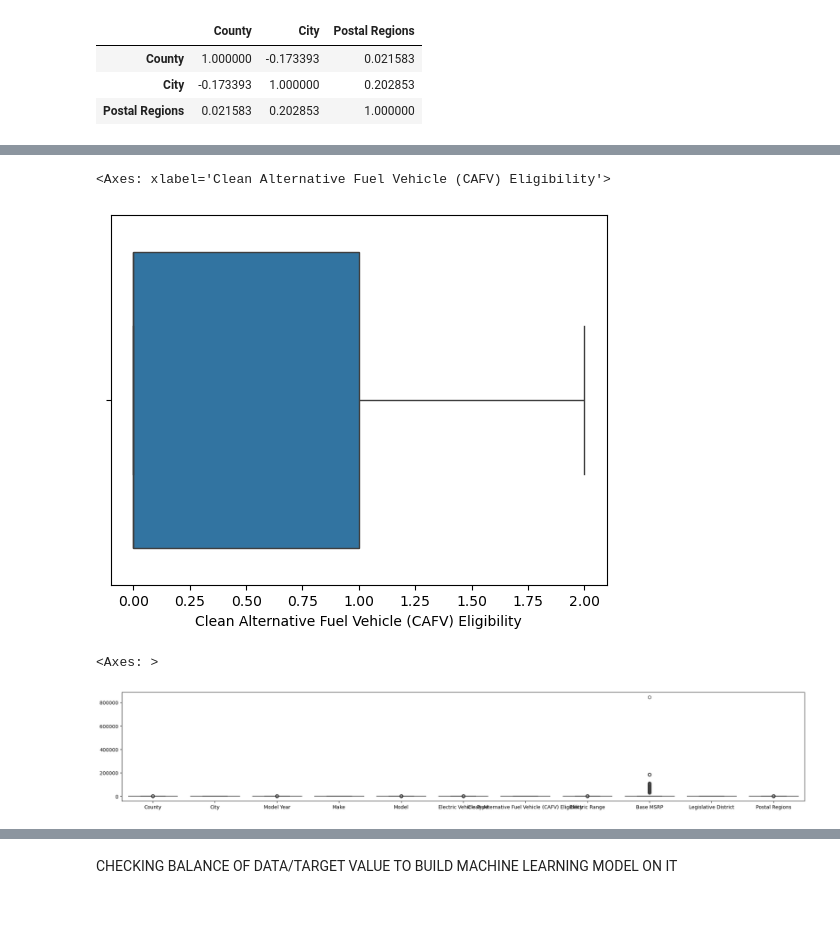
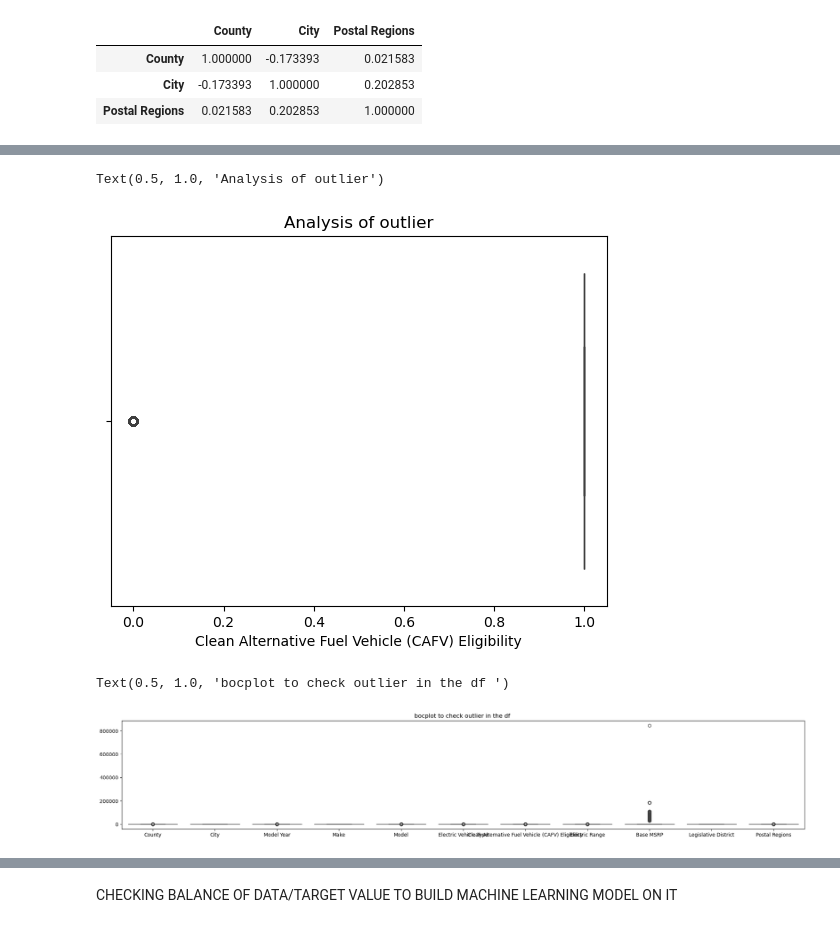
Before and after one commit to maansesharma/air_quality_dataset, a Jupyter notebook: electric_behicle_code_file.ipynb, the cells around one changed output, grey strips where cells are left out. Drawn from its saved outputs; the diff is of its cells as text; code cells hidden in the pictures.

Commit message:
Classification machine learning model

```diff
--- a/electric_behicle_code_file.ipynb
+++ b/electric_behicle_code_file.ipynb
@@ -7,5 +15,5 @@ from sklearn.preprocessing import LabelEncoder
 # %%
-df  = pd.read_csv(r"C:\Users\mansi\Downloads\machine_learning_project\Electric_Vehicle_Population_Data.csv")
+df  = pd.read_csv(r"Electric_Vehicle_Population_Data.csv")
 df.head(5)
 # %% [output]
 |  | VIN (1-10) | County | City | State | Postal Code | Model Year | Make | Model | ... |
@@ -252,21 +136,23 @@ tt = {
 df['Electric Vehicle Type']  = df['Electric Vehicle Type'].map(tt)
 # %%
 dd = {
-    'Eligibility unknown as battery range has not been researched' : 0,
+    'Eligibility unknown as battery range has not been researched' : 1,
     'Clean Alternative Fuel Vehicle Eligible' : 1,
-    'Not eligible due to low battery range': 2
+    'Not eligible due to low battery range': 0
 }
 df['Clean Alternative Fuel Vehicle (CAFV) Eligibility'] = df['Clean Alternative Fuel Vehicle (CAFV) Eligibility'].map(dd)
 # %%
 df = df.drop(columns = ['DOL Vehicle ID', 'Vehicle Location' , '2020 Census Tract' , 'Electric Utility','Postal Code'])  #SINCE UNIQUE VEHICLE ID WILL NOT CONTRIBUTE IN ML MODEL
 # %%
 sns.boxplot(x = df['Clean Alternative Fuel Vehicle (CAFV) Eligibility'])
+plt.title("Analysis of outlier")
 # %% [output]
-<Axes: xlabel='Clean Alternative Fuel Vehicle (CAFV) Eligibility'>
+Text(0.5, 1.0, 'Analysis of outlier')
-[figure, old version]
+[figure, new version]
 # %%
 plt.figure(figsize = (25,4))
 sns.boxplot(df)
+plt.title("bocplot to check outlier in the df ")
 # %% [output]
-<Axes: >
+Text(0.5, 1.0, 'bocplot to check outlier in the df ')
-[figure, old version]
+[figure, new version]
```
Also changed, not shown: parts of 27 cells of this notebook.
